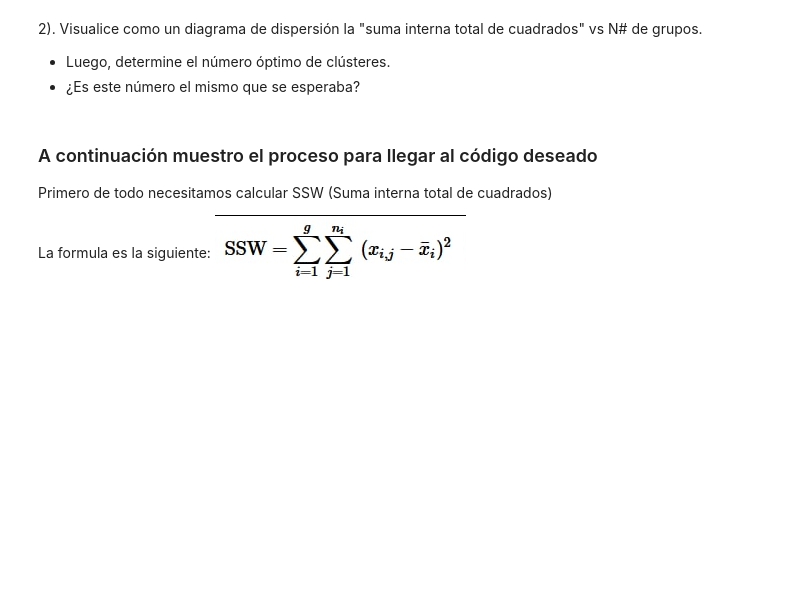
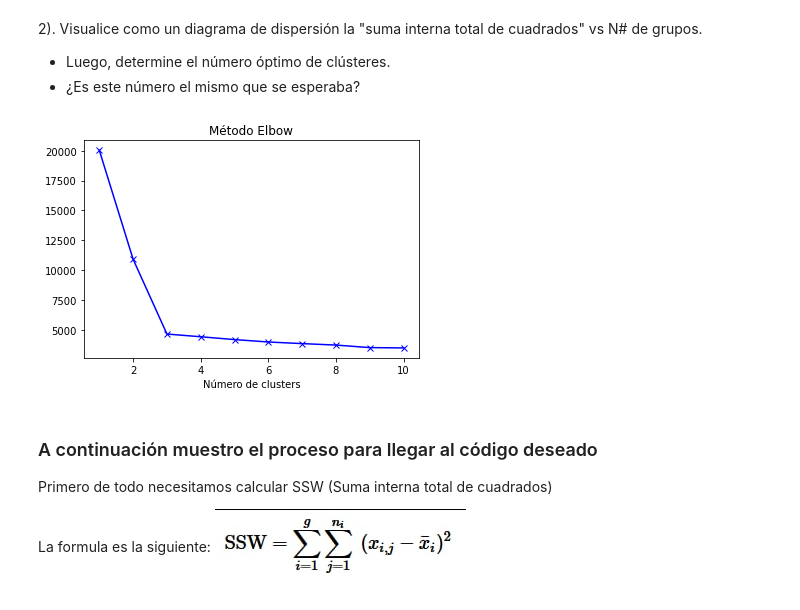
Before and after one commit to AndreaMendez09/Samsung-IA, a Jupyter notebook: 3.Ejercicios completados/2. Ejercicios obligatorios/Entregable 4 ML/problem_0401.ipynb, the cells around one changed output. Saved outputs shown, nothing was run; the diff lists cells and outputs as text; code cells hidden in the pictures; blank space fills up the shorter version.

```diff
--- a/3.Ejercicios completados/2. Ejercicios obligatorios/Entregable 4 ML/problem_0401.ipynb
+++ b/3.Ejercicios completados/2. Ejercicios obligatorios/Entregable 4 ML/problem_0401.ipynb
@@ -76,3 +74,15 @@ array([3358.54444031, 4299.66791036, 2657.06879572, 1467.22816281,
+# %%
+distortions = []
+for k in range(1,11):
+    kmeanModel = KMeans(n_clusters=k, random_state=123)
+    kmeanModel.fit(X)
+    distortions.append(kmeanModel.inertia_)
+plt.plot(range(1,11), distortions, 'bx-')
+plt.xlabel('Número de clusters')
+plt.title('Método Elbow')
+plt.show()
+# %% [output]
+[figure, added]
 # %% [markdown]
 ### A continuación muestro el proceso para llegar al código deseado
 Primero de todo necesitamos calcular SSW (Suma interna total de cuadrados)
```
Also changed, not shown: parts of 4 cells of this notebook, 3 other files.
